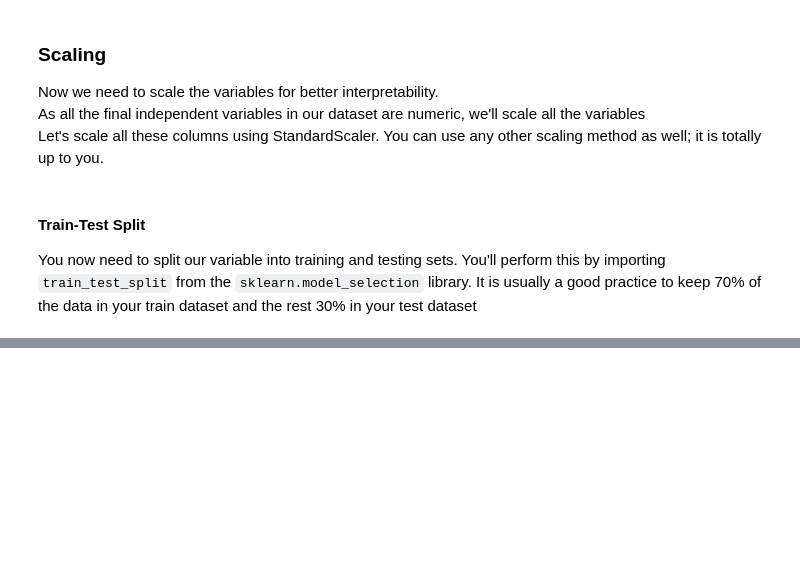
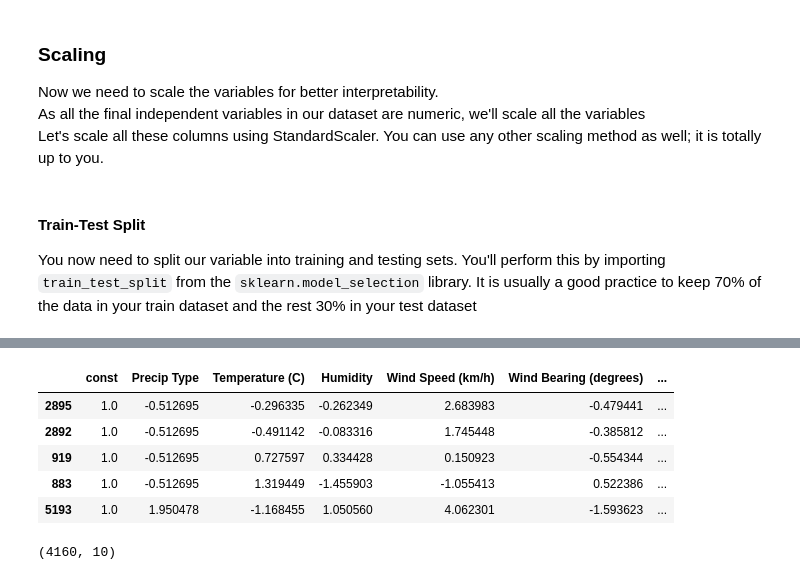
Before and after one commit to SrajanKumarShukla/Apparent-Temperature-Prediction, a Jupyter notebook: Apparent-Temperature-Prediction.ipynb, the cells around one changed output, grey strips where cells are left out. Cells and saved outputs as stored; diff of their text form; code cells hidden in the pictures; blank space fills up the shorter version.

```diff
--- a/Apparent-Temperature-Prediction.ipynb
+++ b/Apparent-Temperature-Prediction.ipynb
@@ -418,0 +525,24 @@ X_train, X_test, y_train, y_test = train_test_split(X, y, train_size = 0.7, test
+# %%
+# Import statsmodels
+import statsmodels.api as sm
+
+# Subset the features selected by rfe1
+col1 = X_train.columns[rfe1.support_]
+
+# Subsetting training data for 18 selected columns
+X_train_rfe1 = X_train[col1]
+
+# Add a constant to the model
+X_train_rfe1 = sm.add_constant(X_train_rfe1)
+X_train_rfe1.head()
+# %% [output]
+|  | const | Precip Type | Temperature (C) | Humidity | Wind Speed (km/h) | Wind Bearing (degrees) | ... |
+| 2895 | 1.0 | -0.512695 | -0.296335 | -0.262349 | 2.683983 | -0.479441 | ... |
+| 2892 | 1.0 | -0.512695 | -0.491142 | -0.083316 | 1.745448 | -0.385812 | ... |
+| 919 | 1.0 | -0.512695 | 0.727597 | 0.334428 | 0.150923 | -0.554344 | ... |
+| 883 | 1.0 | -0.512695 | 1.319449 | -1.455903 | -1.055413 | 0.522386 | ... |
+| 5193 | 1.0 | 1.950478 | -1.168455 | 1.050560 | 4.062301 | -1.593623 | ... |
+# %%
+X_train_rfe1.shape
+# %% [output]
+(4160, 10)
```
Also changed, not shown: parts of 40 cells of this notebook.
